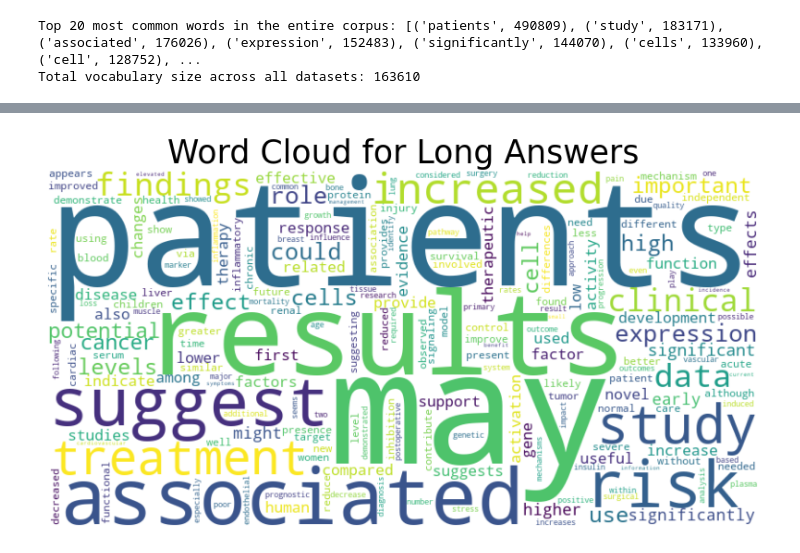
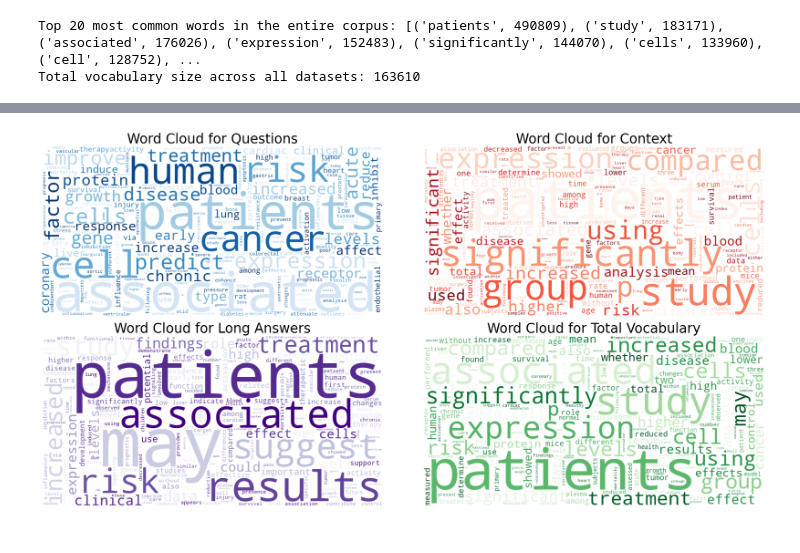
Before and after one commit to KetrinMehmeti/NLP-Project-Group-Angela, a Jupyter notebook: pubmedQA.ipynb, the cells around one changed output, grey strips where cells are left out. Cells and saved outputs as stored; diff of their text form; code cells hidden in the pictures.

```diff
--- a/pubmedQA.ipynb
+++ b/pubmedQA.ipynb
@@ -518,5 +495,24 @@ generate_wordcloud(total_vocab_context, "Word Cloud for Context")
-# %%
-# Generate word clouds for the vocabularies of the feature: 'long_answer' across all three datasets.
-generate_wordcloud(total_vocab_long_answer, "Word Cloud for Long Answers")
-# %% [output]
-[figure, removed]
+# %%
+# Now we generate word clouds for the vocabularies of the three features: 'question', 'context', and 'long_answer' and for the total vocabulary across all datasets.
+# A word cloud is a visual representation of word frequency, where more frequent words appear larger.
+# The function 'generate_wordcloud' takes a vocabulary counter (a dictionary of word frequencies) and a title for the plot.
+
+vocabs = [
+    (total_vocab_question, "Questions", "Blues"),
+    (total_vocab_context, "Context", "Reds"),
+    (total_vocab_long_answer, "Long Answers", "Purples"),
+    (total_vocab, "Total Vocabulary", "Greens")  # Aggiungi questo solo se hai total_vocab_total
+]
+
+fig, axes = plt.subplots(2, 2, figsize=(20, 10))
+
+for ax, (vocab, title, colormap) in zip(axes.flat, vocabs):
+    wordcloud = WordCloud(width=800, height=400, background_color='white', colormap=colormap).generate_from_frequencies(vocab)
+    ax.imshow(wordcloud, interpolation='bilinear')
+    ax.set_title(f"Word Cloud for {title}", fontsize=25)
+    ax.axis('off')
+
+plt.tight_layout()
+plt.show()
+# %% [output]
+[figure, added]
```
Also changed, not shown: parts of 14 cells of this notebook.
